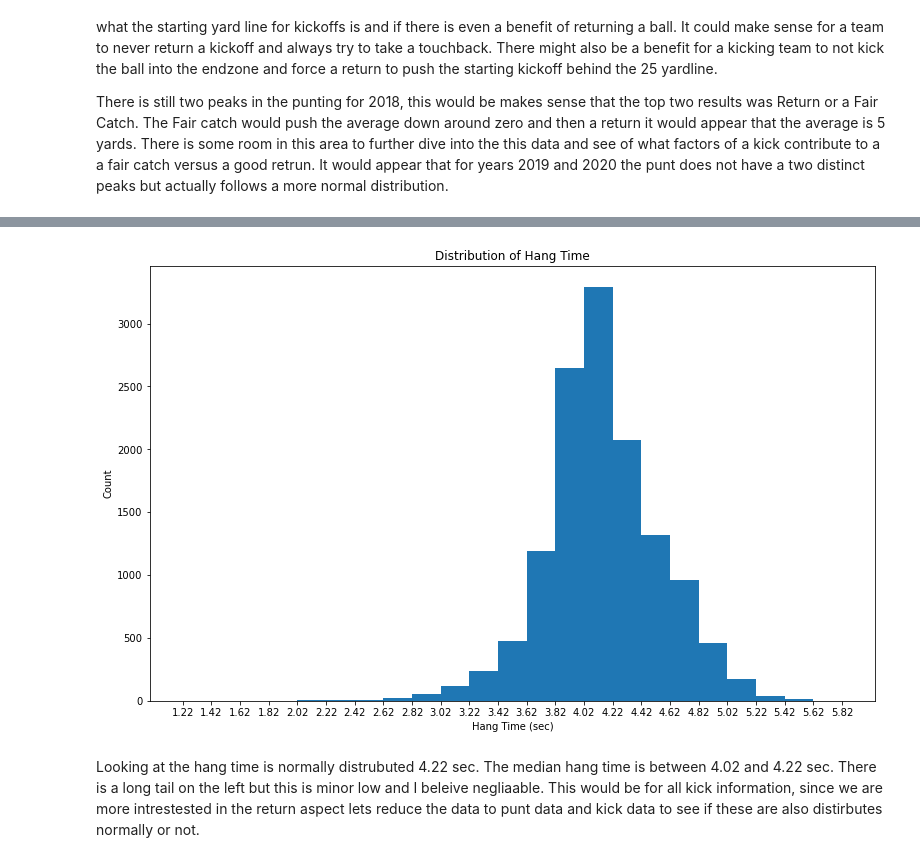
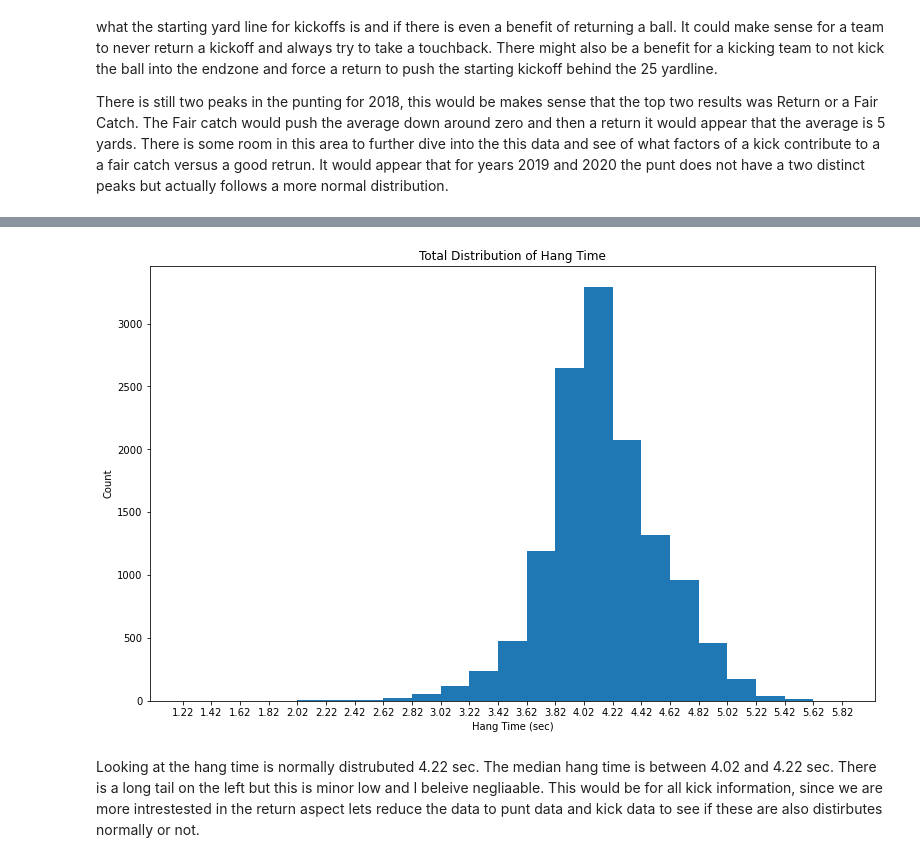
Before and after one commit to dkrejcarek/punt_analysis, a Jupyter notebook: Part_I_exploration_template.ipynb, the cells around one changed output, grey strips where cells are left out. Saved outputs shown, nothing was run; the diff lists cells and outputs as text; code cells hidden in the pictures.

```diff
--- a/Part_I_exploration_template.ipynb
+++ b/Part_I_exploration_template.ipynb
@@ -360,15 +368,15 @@ There is still two peaks in the punting for 2018, this would be makes sense that
 # %%
 # Look at the hang time for kick
 plt.figure(figsize=[13,8])
 bins = np.arange(pff.hangTime.min(), pff.hangTime.max() + .2, .2)
 
 plt.hist(pff.hangTime, bins=bins)
-plt.title('Distribution of Hang Time')
+plt.title('Total Distribution of Hang Time')
 plt.xticks(bins)
 plt.xlabel('Hang Time (sec)')
 plt.ylabel('Count');
 # %% [output]
-[figure, old version]
+[figure, new version]
 # %% [markdown]
 Looking at the hang time is normally distrubuted 4.22 sec. The median hang time is between 4.02 and 4.22 sec.   There is a long tail on the left but this is minor low and I beleive negliaable.  This would be for all kick information, since we are more intrestested in the return aspect lets reduce the data to punt data and kick data to see if these are also distirbutes normally or not.
 # %%
```
Also changed, not shown: parts of 7 cells of this notebook.
